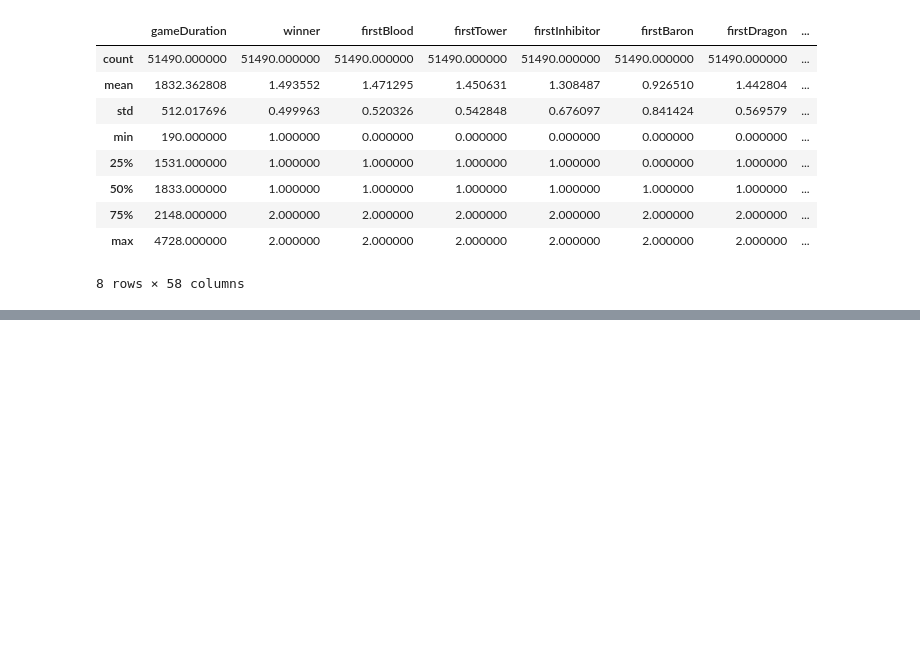
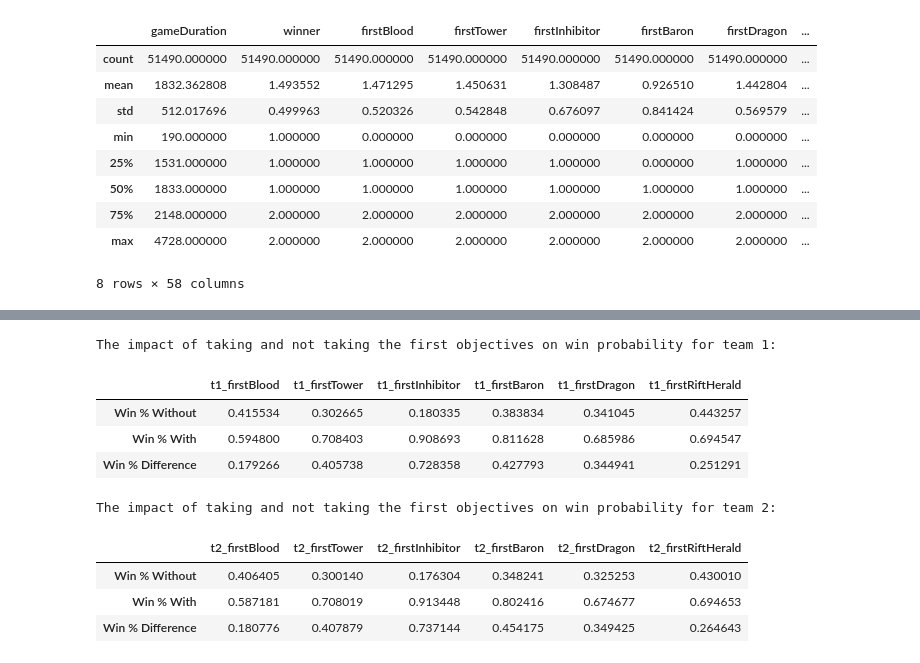
Before and after one commit to jadosh123/lol-ranked-game-predictor, a Jupyter notebook: data_exploration.ipynb, the cells around one changed output, grey strips where cells are left out. Saved outputs shown, nothing was run; the diff lists cells and outputs as text; code cells hidden in the pictures; blank space fills up the shorter version.

```diff
--- a/data_exploration.ipynb
+++ b/data_exploration.ipynb
@@ -92,0 +125,50 @@ I also dropped champion picks/bans and summoner spell picks since i will make in
+# %%
+# Store the number of wins where a each team has secured one of the first objectives
+t1_objectives = {}
+t2_objectives = {}
+
+# Calculate the ratios of team1 winning with getting first objective and without
+for team in [1, 2]:
+    for col in first_events_cols:
+        # Store the dataframe where an objective was taken by team
+        if team == 1:
+            df_not_taken = df[(df[col] == 2) | (df[col] == 0)]
+            df_taken = df[df[col] == 1]
+        else:
+            df_not_taken = df[(df[col] == 1) | (df[col] == 0)]
+            df_taken = df[df[col] == 2]
+
+        # Calculate and store the conditional win ratios
+        win_pct_without = len(df_not_taken[df_not_taken['winner'] == team]) / len(df_not_taken)
+        win_pct_with = len(df_taken[df_taken['winner'] == team]) / len(df_taken)
+        win_pct_diff = win_pct_with - win_pct_without
+
+        # Store in appropriate team's dictionary
+        if team == 1:
+            t1_objectives[f"t1_{col}"] = [win_pct_without, win_pct_with, win_pct_diff]
+        else:
+            t2_objectives[f"t2_{col}"] = [win_pct_without, win_pct_with, win_pct_diff]
+
+# Store the column names from the dictionary
+t1_event_names = list(t1_objectives.keys())
+t2_event_names = list(t2_objectives.keys())
+
+# Creating the dataframes
+t1_df = pd.DataFrame(data=t1_objectives, index=['Win % Without', 'Win % With', 'Win % Difference'], columns=t1_event_names)
+t2_df = pd.DataFrame(data=t2_objectives, index=['Win % Without', 'Win % With', 'Win % Difference'], columns=t2_event_names)
+
+print("The impact of taking and not taking the first objectives on win probability for team 1:")
+display(t1_df)
+print("The impact of taking and not taking the first objectives on win probability for team 2:")
+display(t2_df)
+# %% [output]
+The impact of taking and not taking the first objectives on win probability for team 1:
+|  | t1_firstBlood | t1_firstTower | t1_firstInhibitor | t1_firstBaron | t1_firstDragon | t1_firstRiftHerald |
+| Win % Without | 0.415534 | 0.302665 | 0.180335 | 0.383834 | 0.341045 | 0.443257 |
+| Win % With | 0.594800 | 0.708403 | 0.908693 | 0.811628 | 0.685986 | 0.694547 |
+| Win % Difference | 0.179266 | 0.405738 | 0.728358 | 0.427793 | 0.344941 | 0.251291 |
+The impact of taking and not taking the first objectives on win probability for team 2:
+|  | t2_firstBlood | t2_firstTower | t2_firstInhibitor | t2_firstBaron | t2_firstDragon | t2_firstRiftHerald |
+| Win % Without | 0.406405 | 0.300140 | 0.176304 | 0.348241 | 0.325253 | 0.430010 |
+| Win % With | 0.587181 | 0.708019 | 0.913448 | 0.802416 | 0.674677 | 0.694653 |
+| Win % Difference | 0.180776 | 0.407879 | 0.737144 | 0.454175 | 0.349425 | 0.264643 |
```
Also changed, not shown: parts of 5 cells of this notebook.
